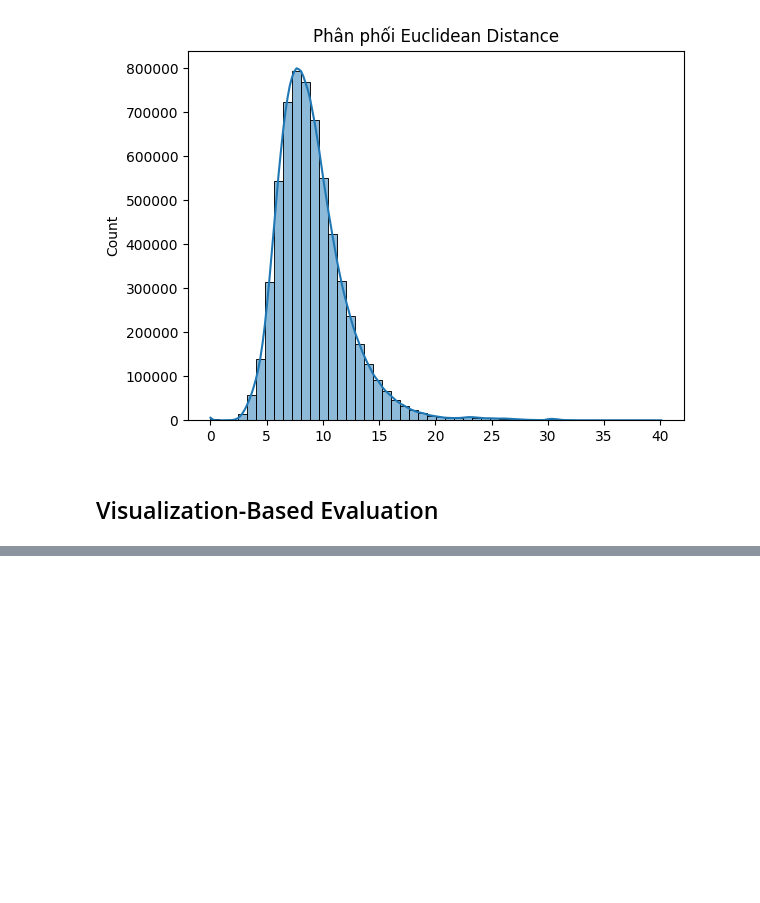
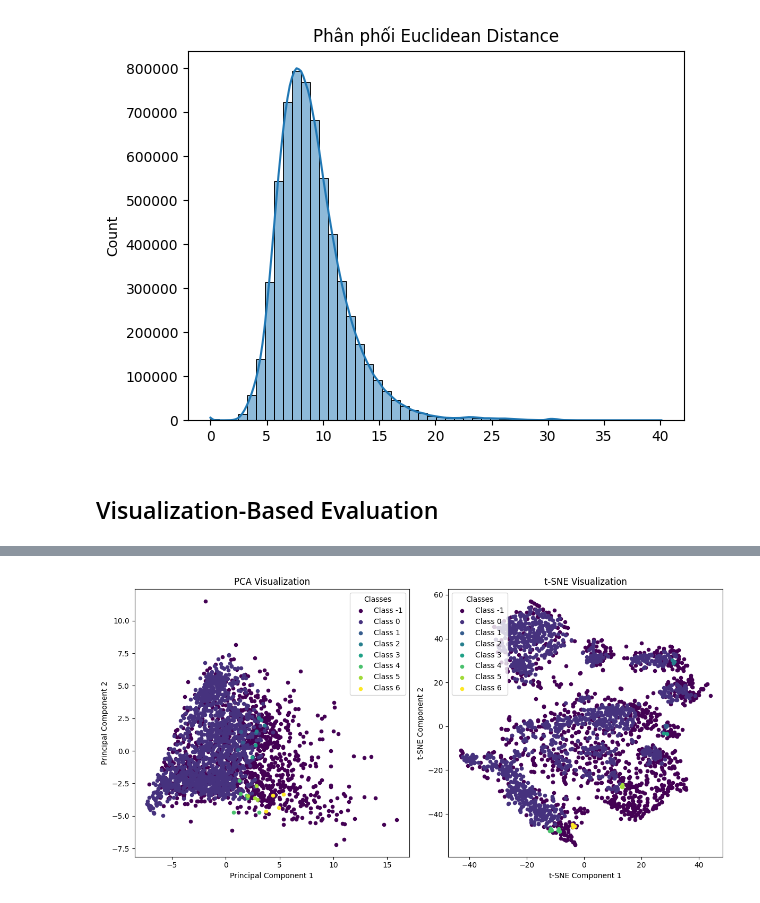
Before and after one commit to MinhTQ-594/Football-player-Price_prediction, a Jupyter notebook: MachineLearning/modeling.ipynb, the cells around one changed output, grey strips where cells are left out. Cells and saved outputs as stored; diff of their text form; code cells hidden in the pictures; blank space fills up the shorter version.

```diff
--- a/MachineLearning/modeling.ipynb
+++ b/MachineLearning/modeling.ipynb
@@ -189,7 +189,7 @@ player: Leandro Paredes         position: CM            score: 0.6398
 ## **Clustering-based Models** (DBSCAN)
 # %%
 # Xây dựng mô hình DBSCAN
-dbscan = DBSCAN(eps=4, min_samples=3)  # eps và min_samples cần thử nghiệm
+dbscan = DBSCAN(eps=3.5, min_samples=4)  # eps và min_samples cần thử nghiệm ||| dbscan = DBSCAN(eps=4.95, min_samples=4)
 dbscan.fit(X_scaled)
 
 # Thêm kết quả phân cụm vào DataFrame
@@ -197,8 +197,7 @@ new_df = player_encoded_df.copy()
 new_df['Cluster'] = dbscan.labels_
 
 # cluster_result
-# print(new_df[['name', 'Cluster']].sort_values(by='Cluster'))
-
+print(new_df[['name', 'Cluster']].sort_values(by='Cluster'))
 # Hàm tìm cầu thủ trong cùng cụm
 def find_players_in_same_cluster(player_index):
     cluster_id = new_df.loc[player_index, 'Cluster']
@@ -208,9 +207,9 @@ def find_players_in_same_cluster(player_index):
     # Lấy danh sách cầu thủ trong cùng cụm
     same_cluster = new_df[new_df['Cluster'] == cluster_id]
     # Loại bỏ chính cầu thủ đang tìm
-    # current_player_name = new_df.loc[player_index, 'name']
-    # if current_player_name in same_cluster:
-    #     same_cluster.remove(current_player_name)
+    current_player_name = new_df.loc[player_index, 'name']
+    if current_player_name in same_cluster:
+        same_cluster.remove(current_player_name)
     same_cluster = same_cluster[same_cluster.index != player_index]
     list_idx =  same_cluster[['name']].reset_index()['index'][:10].tolist()
     for i in list_idx:
@@ -305,0 +293,57 @@ plt.show()
+# %%
+from sklearn.decomposition import PCA
+from sklearn.manifold import TSNE
+import matplotlib.pyplot as plt
+import numpy as np
+
+# Giả sử X_scaled là dữ liệu đã chuẩn hóa và labels là nhãn
+# X_scaled = ...
+# labels = ...
+
+# PCA (2D)
+pca = PCA(n_components=2)
+X_pca = pca.fit_transform(X_scaled)
+
+# t-SNE (2D)
+tsne = TSNE(n_components=2, perplexity=30, random_state=42)
+X_tsne = tsne.fit_transform(X_scaled)
+
+# Visualization of t-SNE and PCA
+fig, ax = plt.subplots(1, 2, figsize=(12, 6))
+
+# Get unique labels for legend
+unique_labels = np.unique(labels)
+colors = plt.cm.viridis(np.linspace(0, 1, len(unique_labels)))
+
+# Visualization with PCA
+for label, color in zip(unique_labels, colors):
+    ax[0].scatter(
+        X_pca[labels == label, 0],
+        X_pca[labels == label, 1],
+        label=f"Class {label}",
+        color=color,
+        s=20
+    )
+ax[0].set_title("PCA Visualization")
+ax[0].set_xlabel("Principal Component 1")
+ax[0].set_ylabel("Principal Component 2")
+ax[0].legend(title="Classes")
+
+# Visualization with t-SNE
+for label, color in zip(unique_labels, colors):
+    ax[1].scatter(
+        X_tsne[labels == label, 0],
+        X_tsne[labels == label, 1],
+        label=f"Class {label}",
+        color=color,
+        s=20
+    )
+ax[1].set_title("t-SNE Visualization")
+ax[1].set_xlabel("t-SNE Component 1")
+ax[1].set_ylabel("t-SNE Component 2")
+ax[1].legend(title="Classes")
+
+plt.tight_layout()
+plt.show()
+# %% [output]
+[figure, added]
```
Also changed, not shown: parts of 4 cells of this notebook.
